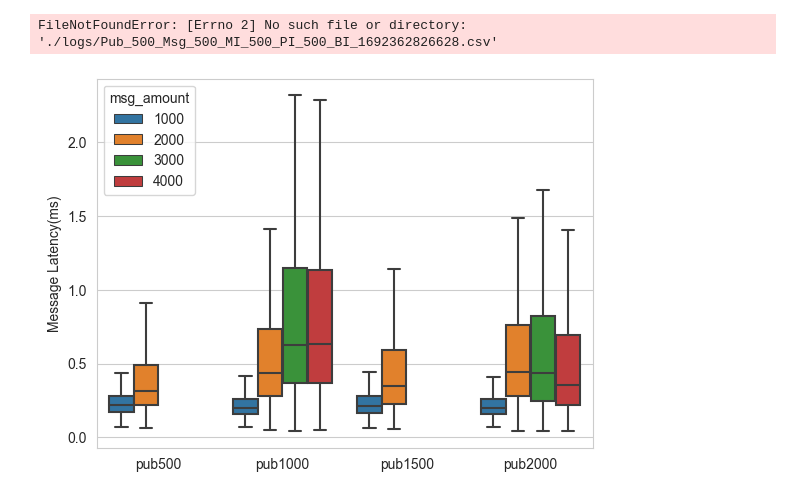
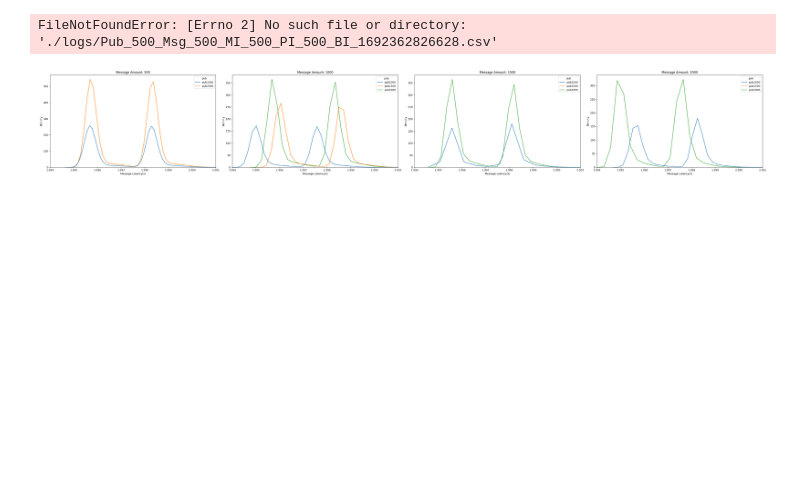
Before and after one commit to Mhwwww/ShutPub, a Jupyter notebook: src/main/java/org/example/eva/evaluation.ipynb, the cells around one changed output. Drawn from its saved outputs; the diff is of its cells as text; code cells hidden in the pictures; blank space fills up the shorter version.

Commit message:
update retained message

```diff
--- a/src/main/java/org/example/eva/evaluation.ipynb
+++ b/src/main/java/org/example/eva/evaluation.ipynb
@@ -541,41 +568,92 @@ FileNotFoundError: [Errno 2] No such file or directory: './logs/Pub_500_Msg_500_
 # %%
 import seaborn as sns
 import pandas as pd
 import matplotlib.pyplot as plt
 
+# file_sets = {
+#     "pub500": ['./logs/Pub_500_Msg_250_1692285125843.csv', './logs/Pub_500_Msg_500_MI_500_PI_500_BI_1692362826628.csv'],
+#     "pub1000": ['./logs/Pub_1000_Msg_250_1692285803327.csv', './logs/Pub_1000_Msg_500_MI_300_PI_500_BI_1692607016247.csv','./logs/Pub_1000_Msg_750_MI_300_PI_500_BI_1692609874428.csv', './logs/Pub_1000_Msg_800_MI_300_PI_500_BI_1692612728786.csv'],
+#     "pub1500": ['./logs/Pub_1500_Msg_250_1692286827504.csv', './logs/Pub_1500_Msg_500_MI_500_PI_500_BI_1692359743671.csv'],
+#     "pub2000": ['./logs/Pub_2000_Msg_250_1692288668939.csv', './logs/Pub_2000_Msg_500_MI_300_PI_500_BI_1692618204424.csv','./logs/Pub_2000_Msg_750_MI_300_PI_500_BI_1692614948804.csv','./logs/Pub_2000_Msg_800_MI_300_PI_500_BI_1692613610437.csv']
+# }
+
 file_sets = {
-    "pub500": ['./logs/Pub_500_Msg_250_1692285125843.csv', './logs/Pub_500_Msg_500_MI_500_PI_500_BI_1692362826628.csv'],
-    "pub1000": ['./logs/Pub_1000_Msg_250_1692285803327.csv', './logs/Pub_1000_Msg_500_MI_300_PI_500_BI_1692607016247.csv','./logs/Pub_1000_Msg_750_MI_300_PI_500_BI_1692609874428.csv', './logs/Pub_1000_Msg_800_MI_300_PI_500_BI_1692612728786.csv'],
-    "pub1500": ['./logs/Pub_1500_Msg_250_1692286827504.csv', './logs/Pub_1500_Msg_500_MI_500_PI_500_BI_1692359743671.csv'],
-    "pub2000": ['./logs/Pub_2000_Msg_250_1692288668939.csv', './logs/Pub_2000_Msg_500_MI_300_PI_500_BI_1692618204424.csv','./logs/Pub_2000_Msg_750_MI_300_PI_500_BI_1692614948804.csv','./logs/Pub_2000_Msg_800_MI_300_PI_500_BI_1692613610437.csv']
+    # "pub500": [
+    #     '/Users/minghe/Desktop/terraform logs_1/Producer_500/Msg_125/msgPub_500_Msg_125.csv'
+
+    # ],
+    "pub1000": [
+        '/Users/minghe/Desktop/terraform logs_1/Producer_1000/Msg_125/msgLatencyPub_1000_Msg_125.csv',
+        '/Users/minghe/Desktop/terraform logs_1/Producer_1000/Msg_250/msgLatencyPub_1000_Msg_250.csv',
+        '/Users/minghe/Desktop/terraform logs_1/Producer_1000/Msg_375/msgLatencyPub_1000_Msg_375.csv',
+        '/Users/minghe/Desktop/terraform logs_1/Producer_1000/Msg_500/msgLatencyPub_1000_Msg_500.csv'
+    ],
+    "pub1500": [
+        '/Users/minghe/Desktop/terraform logs_1/Producer_1500/Producer_1500_Msg_125&250/msgPub_1500_Msg_250.csv',
+        '/Users/minghe/Desktop/terraform logs_1/Producer_1500/Producer_1500_Msg_375/Msg_int_300_Pub_int_500/Pub_1500_Msg_375.csv',
+        '/Users/minghe/Desktop/terraform logs_1/Producer_1500/Producer_1500_Msg_500/Msg_int_300_Pub_int_500/msgLatencyPub_1500_Msg_500.csv'
+
+    ],
+    "pub2000": [
+        '/Users/minghe/Desktop/terraform logs_1/Producer_2000/Msg_125/msgPub_2000_Msg_125.csv',
+        '/Users/minghe/Desktop/terraform logs_1/Producer_2000/Msg_250/msgPub_2000_Msg_250.csv',
+        '/Users/minghe/Desktop/terraform logs_1/Producer_2000/Msg_375/msgPub_2000_Msg_375.csv',
+        '/Users/minghe/Desktop/terraform logs_1/Producer_2000/Msg_500/msgPub_2000_Msg_500.csv'
+    ]
 }
 
 dfs = []
 
 for pub_name, file_paths in file_sets.items():
     for file_path in file_paths:
         df = pd.read_csv(file_path)
         msg_latency_df = df.copy()
-        msg_latency_df['timestamp'] = msg_latency_df['timestamp']/1e6
+        msg_latency_df['timestamp'] = msg_latency_df['timestamp']/1e9
         msg_latency_df['pub'] = pub_name
         if "Msg_250" in file_path:
             msg_latency_df['msg_amount'] = 1000
         elif "Msg_500" in file_path:
             msg_latency_df['msg_amount'] = 2000
-        elif "Msg_750" in file_path:
-            msg_latency_df['msg_amount'] = 3000
-        elif "Msg_800" in file_path:
-            msg_latency_df['msg_amount'] = 4000
+        elif "Msg_375" in file_path:
+            msg_latency_df['msg_amount'] = 1500
+        elif "Msg_125" in file_path:
+            msg_latency_df['msg_amount'] = 500
         else:
             msg_latency_df['msg_amount'] = 0
 
         dfs.append(msg_latency_df)
 
 merged_df = pd.concat(dfs)
 
-sns.boxplot(data=merged_df, x="pub", y="timestamp", hue="msg_amount", showfliers=False)
-plt.xlabel("")
-plt.ylabel("Message Latency(ms)")
-plt.savefig("msg_latency_compare_box.pdf")
+# fig, axes = plt.subplots(nrows=1, ncols=2, figsize=(20, 6))
+# # xlims = {
+# #     500: (0, 3000),
+# #     1000: (0, 3000),
+# #     1500: (0, 3000),
+# #     2000: (0, 4000)
+# # }
+# for i, (pub, subset_data) in enumerate(merged_df.groupby('pub')):
+#     # sns.ecdfplot(data=subset_data, x="timestamp", hue="msg_amount", ax=axes[i])
+#     # sns.kdeplot(data=subset_data, x="timestamp", hue="msg_amount", ax=axes[i])
+#     axes[i].set_title(f"Publisher Amount: {pub}")
+#     axes[i].set_xlim(1994,2001)
+
+fig, axes = plt.subplots(nrows=1, ncols=4, figsize=(40, 6))
+for i, (msg_amount, subset_data) in enumerate(merged_df.groupby('msg_amount')):
+    sns.kdeplot(data=subset_data, x="timestamp", hue="pub", ax=axes[i])
+    # sns.ecdfplot(data=subset_data, x="timestamp", hue="pub", ax=axes[i])
+    axes[i].set_title(f"Message Amount: {msg_amount}")
+    axes[i].set_xlim(1.994,2.001)
+    axes[i].set_xlabel("Message Latency(s)")
+
+    # if msg_amount in xlims:
+    #     axes[i].set_xlim(xlims[msg_amount])
+    #     axes[i].set_xlabel("Message Delivery Latency")
+
+# sns.ecdfplot(data=merged_df, x="timestamp", hue="msg_amount")
+plt.tight_layout()
+# plt.savefig("msg_latency_compare_ecdf1.pdf")
+# plt.savefig("msg_latency_compare_kde_pub.pdf")
+# plt.savefig("msg_latency_compare_kde_msg.pdf")
 # %% [output]
-[figure, old version]
+[figure, new version]
```
Also changed, not shown: parts of 4 cells of this notebook, 28 other files.
